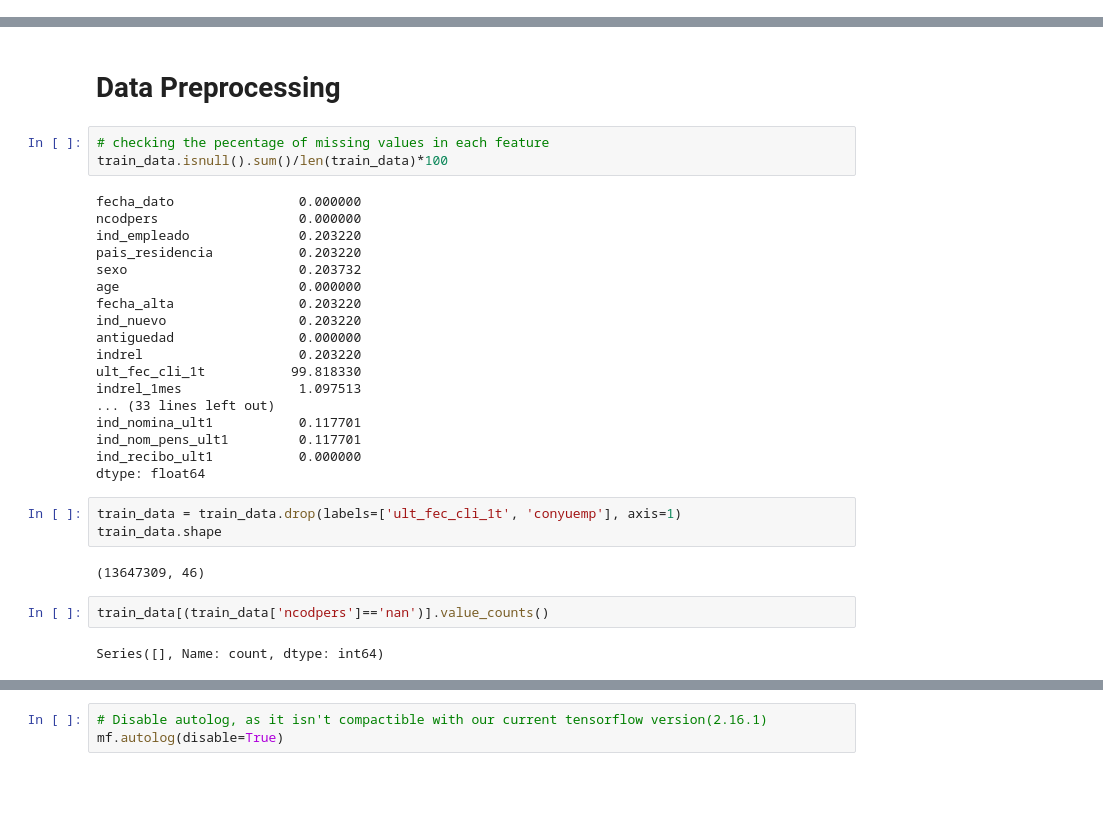
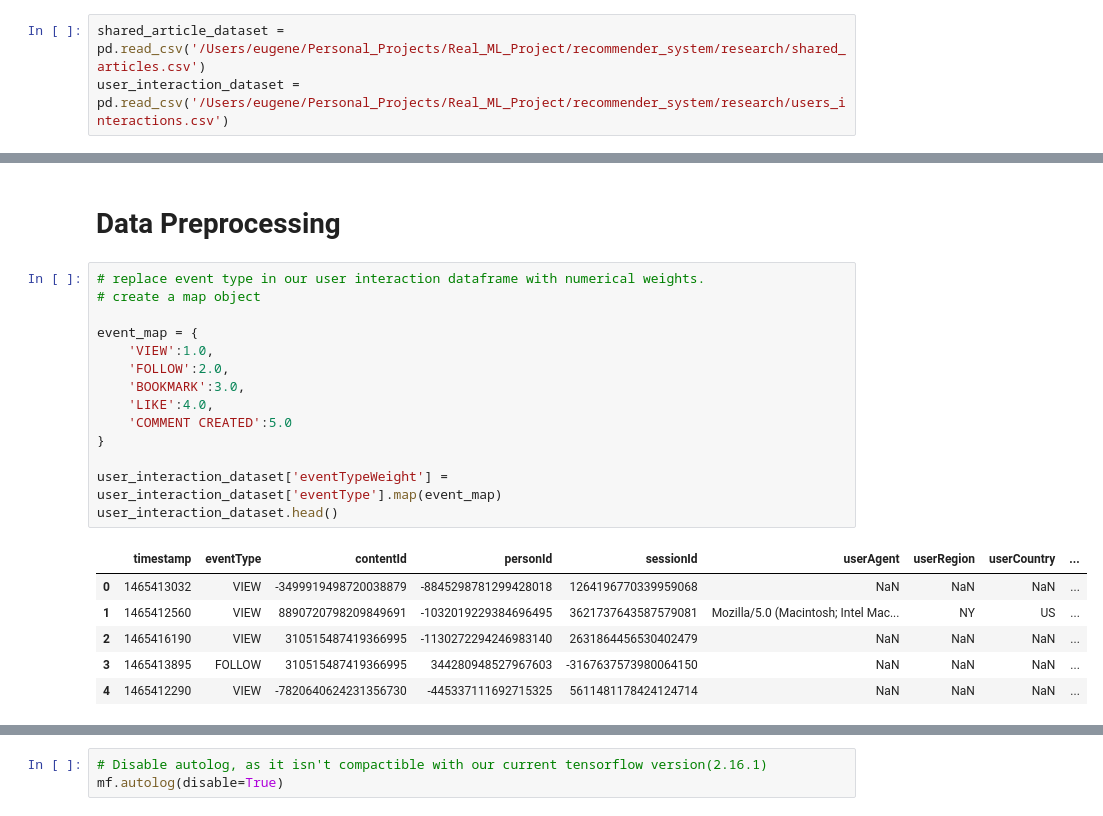
Before and after one commit to chibuikeeugene/recommender_system, a Jupyter notebook: research/recommender_system.ipynb, the cells around one changed output, grey strips where cells are left out. Saved outputs shown, nothing was run; the diff lists cells and outputs as text; blank space fills up the shorter version.

Commit message:
made updates on the research notebook

```diff
--- a/research/recommender_system.ipynb
+++ b/research/recommender_system.ipynb
@@ -165,0 +39,3 @@ list(train_data.columns)
+# %%
+shared_article_dataset = pd.read_csv('/Users/eugene/Personal_Projects/Real_ML_Project/recommender_system/research/shared_articles.csv')
+user_interaction_dataset = pd.read_csv('/Users/eugene/Personal_Projects/Real_ML_Project/recommender_system/research/users_interactions.csv')
@@ -166,32 +107,23 @@ list(train_data.columns)
 # %% [markdown]
 # Data Preprocessing
-# %%
-# checking the pecentage of missing values in each feature
-train_data.isnull().sum()/len(train_data)*100
-# %% [output]
-fecha_dato                0.000000
-ncodpers                  0.000000
-ind_empleado              0.203220
-pais_residencia           0.203220
-sexo                      0.203732
-age                       0.000000
-fecha_alta                0.203220
-ind_nuevo                 0.203220
-antiguedad                0.000000
-indrel                    0.203220
-ult_fec_cli_1t           99.818330
-indrel_1mes               1.097513
-... (33 lines left out)
-ind_nomina_ult1           0.117701
-ind_nom_pens_ult1         0.117701
-ind_recibo_ult1           0.000000
-dtype: float64
-# %%
-train_data = train_data.drop(labels=['ult_fec_cli_1t', 'conyuemp'], axis=1)
-train_data.shape
-# %% [output]
-(13647309, 46)
-# %%
-train_data[(train_data['ncodpers']=='nan')].value_counts()
-# %% [output]
-Series([], Name: count, dtype: int64)
+# %%
+# replace event type in our user interaction dataframe with numerical weights.
+# create a map object
+
+event_map = {
+    'VIEW':1.0,
+    'FOLLOW':2.0,
+    'BOOKMARK':3.0,
+    'LIKE':4.0,
+    'COMMENT CREATED':5.0
+}
+
+user_interaction_dataset['eventTypeWeight'] =  user_interaction_dataset['eventType'].map(event_map)
+user_interaction_dataset.head()
+# %% [output]
+|  | timestamp | eventType | contentId | personId | sessionId | userAgent | userRegion | userCountry | ... |
+| 0 | 1465413032 | VIEW | -3499919498720038879 | -8845298781299428018 | 1264196770339959068 | NaN | NaN | NaN | ... |
+| 1 | 1465412560 | VIEW | 8890720798209849691 | -1032019229384696495 | 3621737643587579081 | Mozilla/5.0 (Macintosh; Intel Mac... | NY | US | ... |
+| 2 | 1465416190 | VIEW | 310515487419366995 | -1130272294246983140 | 2631864456530402479 | NaN | NaN | NaN | ... |
+| 3 | 1465413895 | FOLLOW | 310515487419366995 | 344280948527967603 | -3167637573980064150 | NaN | NaN | NaN | ... |
+| 4 | 1465412290 | VIEW | -7820640624231356730 | -445337111692715325 | 5611481178424124714 | NaN | NaN | NaN | ... |
```
Also changed, not shown: parts of 40 cells of this notebook, 3 other files.
